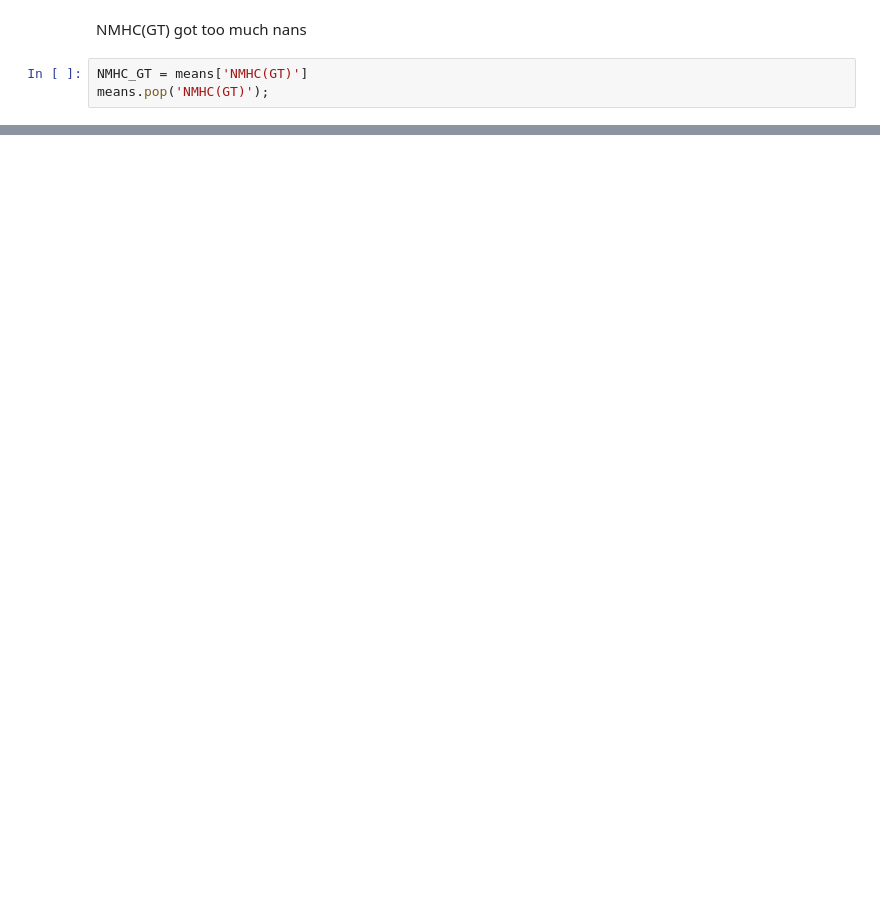
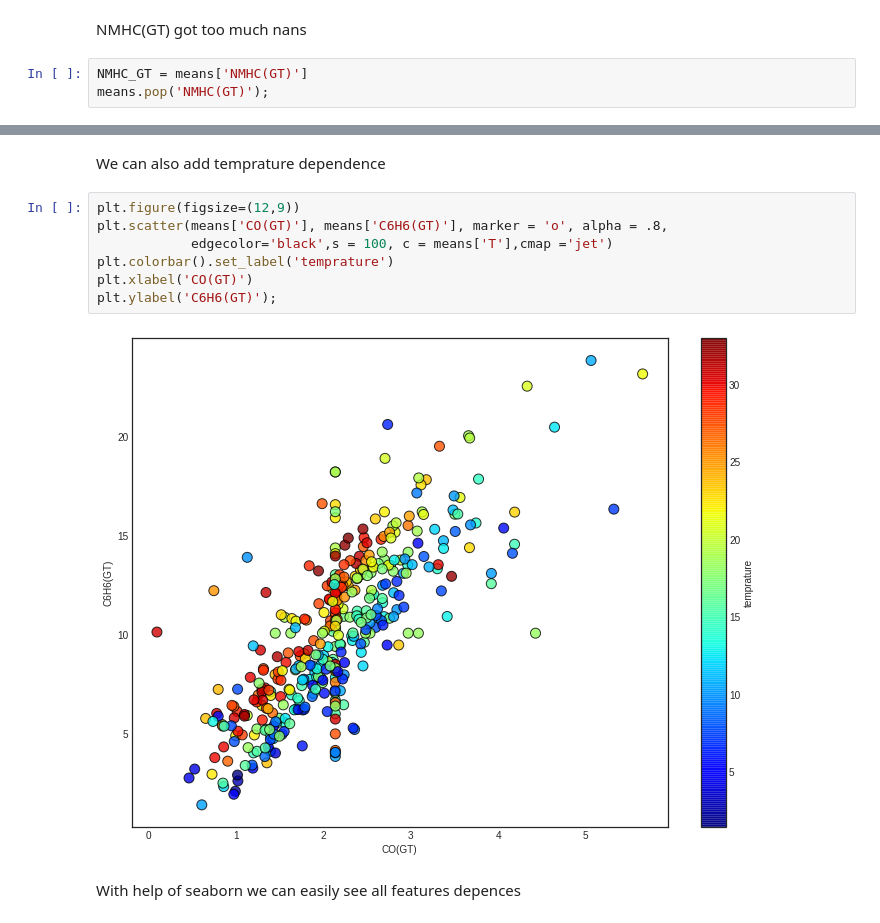
Before and after one commit to HacketOS/Air-Quality-Data-Set, a Jupyter notebook: visualization.ipynb, the cells around one changed output, grey strips where cells are left out. Drawn from its saved outputs; the diff is of its cells as text; blank space fills up the shorter version.

```diff
--- a/visualization.ipynb
+++ b/visualization.ipynb
@@ -176,3 +183,16 @@ hex_2d.hexbin(first, second, cmap = 'jet',gridsize = 12);
+# %% [markdown]
+We can also add temprature dependence
+# %%
+plt.figure(figsize=(12,9))
+plt.scatter(means['CO(GT)'], means['C6H6(GT)'], marker = 'o', alpha = .8,
+            edgecolor='black',s = 100, c = means['T'],cmap ='jet')
+plt.colorbar().set_label('temprature')
+plt.xlabel('CO(GT)')
+plt.ylabel('C6H6(GT)');
+# %% [output]
+[figure, added]
+# %% [markdown]
+With help of seaborn we can easily see all features depences
 # %%
 sns.pairplot(means);
 # %% [output]
```
Also changed, not shown: parts of 17 cells of this notebook.
